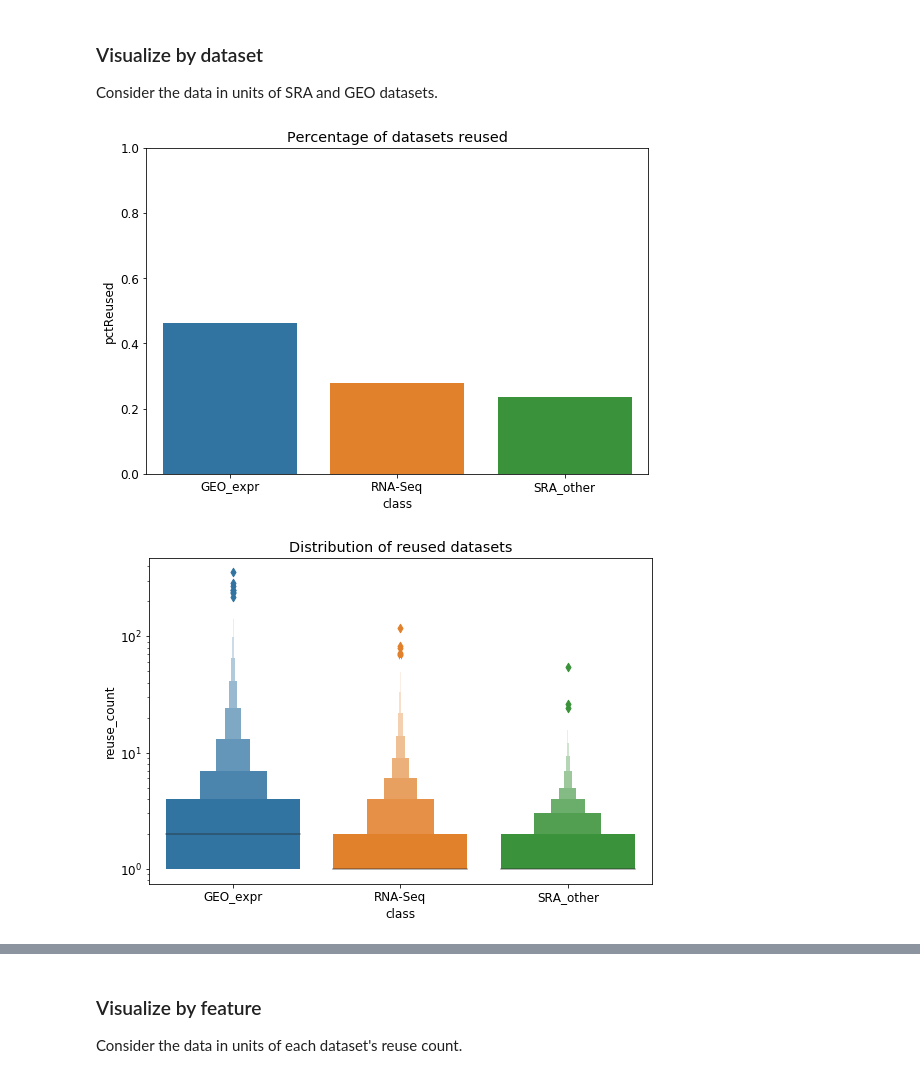
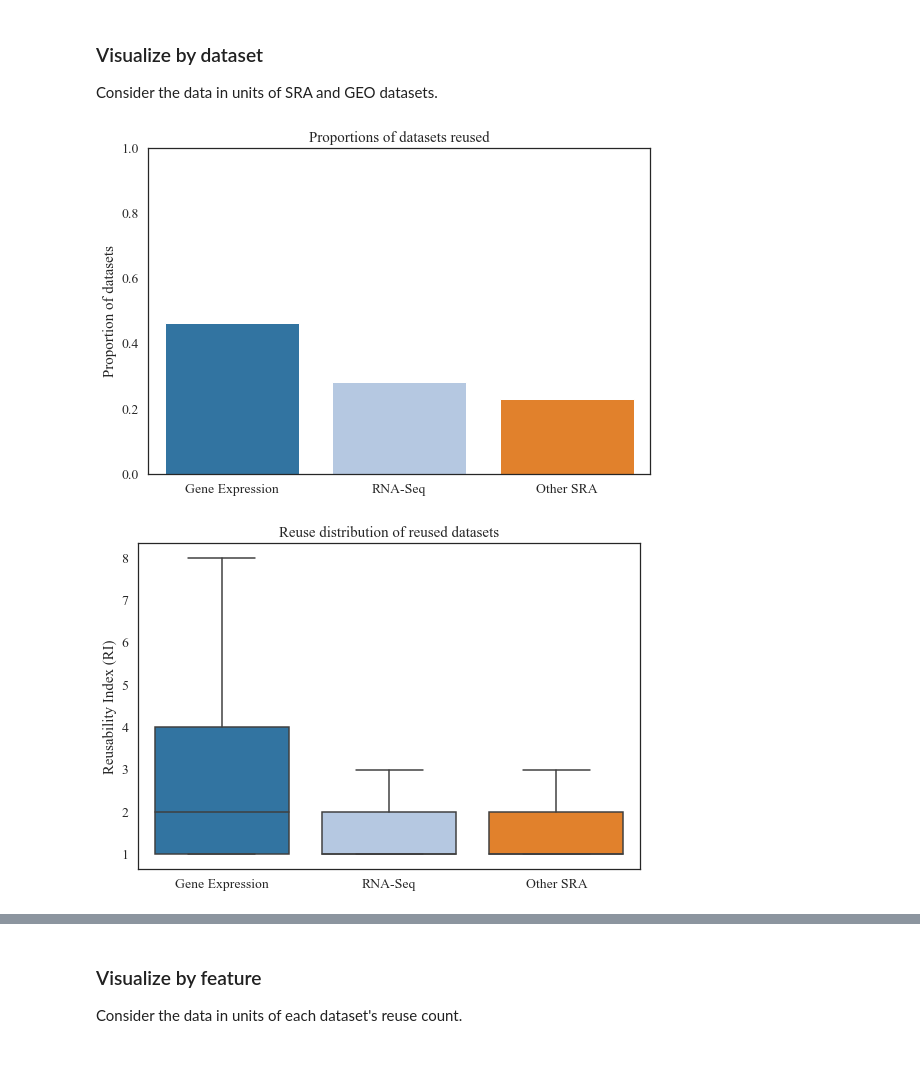
Before and after one commit to smangul1/data_reusability, a Jupyter notebook: jupyter_notebooks/visualize_data.ipynb, the cells around one changed output, grey strips where cells are left out. Cells and saved outputs as stored; diff of their text form; code cells hidden in the pictures.

```diff
--- a/jupyter_notebooks/visualize_data.ipynb
+++ b/jupyter_notebooks/visualize_data.ipynb
@@ -178,6 +206,7 @@ reuse_byDateRNAseq = paps.loc[paps['class'] == 'RNA-Seq', :].groupby(['year', 'r
 reuse_byDateSRAother = paps.loc[paps['class'] == 'SRA_other', :].groupby(['year', 'reuse_role'])['reuse_role'].count().to_frame(name = 'reuse_count').reset_index()
 
 timesthru = 0
+sns.set_palette(prisec)
 for reuse_byDate in [reuse_byDateGEOexpr, reuse_byDateRNAseq, reuse_byDateSRAother]:
 
     dropme = reuse_byDate[reuse_byDate['year'] == 2020].index
@@ -206,18 +235,20 @@ for reuse_byDate in [reuse_byDateGEOexpr, reuse_byDateRNAseq, reuse_byDateSRAoth
             bottom = [i+j for i, j in zip(G_byDate['reuse_count'], R_byDate['reuse_count'])])
 
     if timesthru == 0:
-        cls = "GEO_expr"
+        cls = "Gene Expression"
     elif timesthru == 1:
-        cls = "RNA-seq"
+        cls = "RNA-Seq"
     elif timesthru == 2:
-        cls = "SRA_other"
+        cls = "Other SRA"
     timesthru = timesthru + 1
 
-    plt.xticks(ticks = years)
-    title = "Yearly breakdown of reuse roles in " + str(cls) + " (cumulative)"
+    plt.xticks(ticks = years, rotation = 45)
+    title = str(cls) + ": yearly breakdown of reuse roles (cumulative)"
     plt.title(title)
     plt.legend(["Primary Analysis", "Secondary Analysis", "Both"], loc = 'upper left')
+    plt.xlabel("Year")
+    plt.ylabel("Number of papers")
     filename = "../figures/cumTimeSer_" + cls + ".png"
-    plt.savefig(filename)
+    plt.savefig(filename, dpi = 300, bbox_inches = "tight")
     plt.show()
 # %% [output]
@@ -227,6 +258,7 @@ for reuse_byDate in [reuse_byDateGEOexpr, reuse_byDateRNAseq, reuse_byDateSRAoth
 # %%
 # NON-CUMULATIVE
 timesthru = 0
+sns.set_palette(prisec)
 for reuse_byDate in [reuse_byDateGEOexpr, reuse_byDateRNAseq, reuse_byDateSRAother]:
 
     dropme = reuse_byDate[reuse_byDate['year'] == 2020].index
@@ -251,25 +283,25 @@ for reuse_byDate in [reuse_byDateGEOexpr, reuse_byDateRNAseq, reuse_byDateSRAoth
             bottom = G_byDate['reuse_count'] / total_counts)
 
     if timesthru == 0:
-        cls = "GEO_expr"
+        cls = "Gene Expression"
         plt.plot([2001, 2020], [0.5, 0.5], '--', color = 'black')
     elif timesthru == 1:
-        cls = "RNA-seq"
+        cls = "RNA-Seq"
         plt.plot([2007, 2020], [0.5, 0.5], '--', color = 'black')
     elif timesthru == 2:
-        cls = "SRA_other"
+        cls = "Other SRA"
         plt.plot([2007, 2020], [0.5, 0.5], '--', color = 'black')
     timesthru = timesthru + 1
 
     plt.rc('font', size = 18)
-    plt.xticks(ticks = years)
-    title = "Yearly breakdown of reuse roles in " + str(cls) + " (non-cumulative)"
+    plt.xticks(ticks = years, rotation = 45)
+    title = str(cls) + ": yearly breakdown of reuse roles (non-cumulative)"
     plt.title(title)
     plt.legend(["50%", "Primary Analysis", "Secondary Analysis"], loc = 'lower left')
-    plt.xticks(rotation = 90)
-
+    plt.xlabel("Year")
+    plt.ylabel("Proportion of papers")
     filename = "../figures/nonCumTimeSer_" + cls + ".png"
-    plt.savefig(filename)
+    plt.savefig(filename, dpi = 300, bbox_inches = "tight")
     plt.show()
 
 plt.rc('font', size = 12)
@@ -299,15 +331,19 @@ accsPcts = accsPcts.rename(columns = {'wasReused':'pctReused'})
 # accsPcts
 # %%
 # plot barplot showing percentage of datasets reused in GEO and SRA
+sns.set_palette(classes)
 fig, ax = plt.subplots(figsize=fig_dims)
 sns.barplot(data = accsPcts, x = 'class', y = 'pctReused', ax = ax)
 plt.ylim(0,1)
-title = "Percentage of datasets reused"
+title = "Proportions of datasets reused"
 ax.set_title(title)
-plt.savefig("../figures/pctDataReused.png")
+plt.xticks(ticks = [0, 1, 2], labels = xlabs)
+plt.xlabel("")
+plt.ylabel("Proportion of datasets")
+plt.savefig("../figures/pctDataReused.png", dpi = 300, bbox_inches = "tight")
 plt.show()
 # %% [output]
-[figure, old version]
+[figure, new version]
 # %%
 # plot distribution of reuse for each unique dataset, first using a boxplot
 # each point is a dataset
@@ -316,18 +352,22 @@ plt.show()
 accs_filt = accs.loc[accs['reuse_count'] > 0, :]
 # accs_filt
 # %%
+sns.set_palette(classes)
 fig, ax = plt.subplots(figsize=fig_dims)
-# datasets_box = sns.boxplot(data = accs_filt, x = 'class', y = 'reuse_count', showfliers = False, ax = ax,
-#                           order = ["GEO_expr", "RNA-Seq", "SRA_other"])
-datasets_box = sns.boxenplot(data = accs_filt, x = 'class', y = 'reuse_count', ax = ax,
-                            order = ["GEO_expr", "RNA-Seq", "SRA_other"])
-datasets_box.set(yscale = 'log')
-title = "Distribution of reused datasets"
+datasets_box = sns.boxplot(data = accs_filt, x = 'class', y = 'reuse_count', showfliers = False, ax = ax,
+                          order = ["GEO_expr", "RNA-Seq", "SRA_other"])
+# datasets_box = sns.boxenplot(data = accs_filt, x = 'class', y = 'reuse_count', ax = ax,
+#                             order = ["GEO_expr", "RNA-Seq", "SRA_other"], showfliers = False)
+# datasets_box.set(yscale = 'log')
+title = "Reuse distribution of reused datasets"
 ax.set_title(title)
-plt.savefig("../figures/reuseDistRepos.png")
+plt.xticks(ticks = [0, 1, 2], labels = xlabs)
+plt.xlabel("")
+plt.ylabel("Reusability Index (RI)")
+plt.savefig("../figures/reuseDistRepos.png", dpi = 300, bbox_inches = "tight")
 plt.show()
 # %% [output]
-[figure, old version]
+[figure, new version]
 # %%
 sraMean = statistics.mean(accs_filt.loc[accs_filt['class'] == "SRA_other"]['reuse_count'])
 gexpMean = statistics.mean(accs_filt.loc[accs_filt['class'] == "GEO_expr"]['reuse_count'])
```
Also changed, not shown: parts of 30 cells of this notebook, 42 other files.
